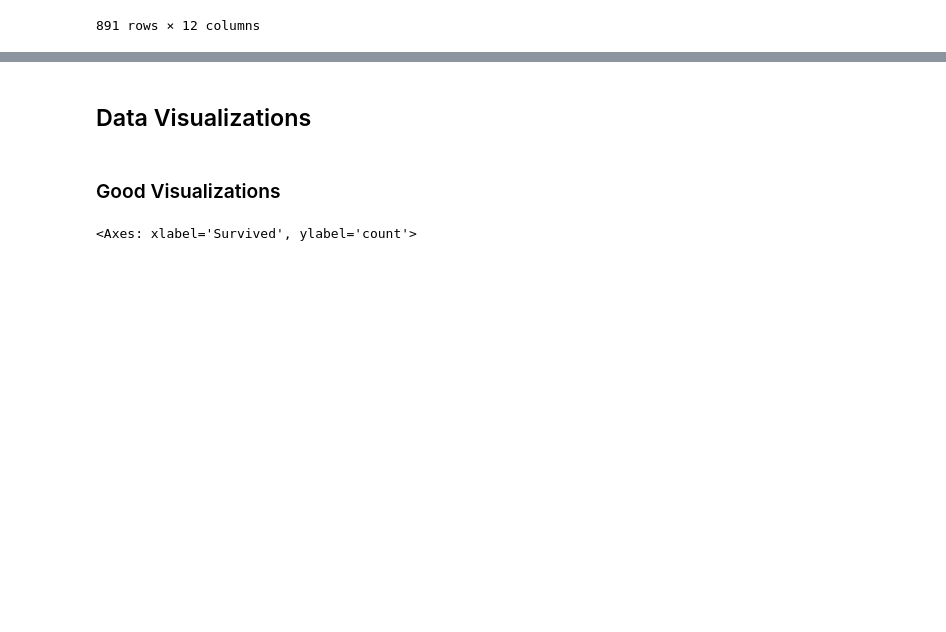
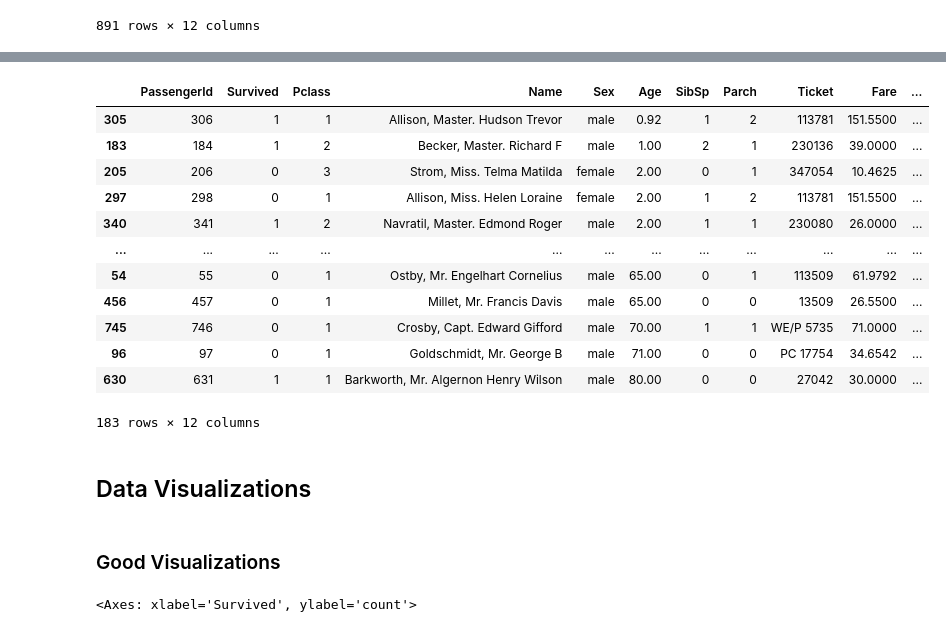
Before and after one commit to abbyawesome/DATA6550_VisualizationsProject, a Jupyter notebook: Code/Awonuga/Awonuga_DataVizProject.ipynb, the cells around one changed output, grey strips where cells are left out. Saved outputs shown, nothing was run; the diff lists cells and outputs as text; code cells hidden in the pictures; blank space fills up the shorter version.

```diff
--- a/Code/Awonuga/Awonuga_DataVizProject.ipynb
+++ b/Code/Awonuga/Awonuga_DataVizProject.ipynb
@@ -45,3 +47,20 @@ memory usage: 83.7+ KB
+# %%
+titanic_1=titanic.sort_values(by='Age', ascending=True)
+titanic_1
+# %% [output]
+|  | PassengerId | Survived | Pclass | Name | Sex | Age | SibSp | Parch | Ticket | Fare | ... |
+| 305 | 306 | 1 | 1 | Allison, Master. Hudson Trevor | male | 0.92 | 1 | 2 | 113781 | 151.5500 | ... |
+| 183 | 184 | 1 | 2 | Becker, Master. Richard F | male | 1.00 | 2 | 1 | 230136 | 39.0000 | ... |
+| 205 | 206 | 0 | 3 | Strom, Miss. Telma Matilda | female | 2.00 | 0 | 1 | 347054 | 10.4625 | ... |
+| 297 | 298 | 0 | 1 | Allison, Miss. Helen Loraine | female | 2.00 | 1 | 2 | 113781 | 151.5500 | ... |
+| 340 | 341 | 1 | 2 | Navratil, Master. Edmond Roger | male | 2.00 | 1 | 1 | 230080 | 26.0000 | ... |
+| ... | ... | ... | ... | ... | ... | ... | ... | ... | ... | ... | ... |
+| 54 | 55 | 0 | 1 | Ostby, Mr. Engelhart Cornelius | male | 65.00 | 0 | 1 | 113509 | 61.9792 | ... |
+| 456 | 457 | 0 | 1 | Millet, Mr. Francis Davis | male | 65.00 | 0 | 0 | 13509 | 26.5500 | ... |
+| 745 | 746 | 0 | 1 | Crosby, Capt. Edward Gifford | male | 70.00 | 1 | 1 | WE/P 5735 | 71.0000 | ... |
+| 96 | 97 | 0 | 1 | Goldschmidt, Mr. George B | male | 71.00 | 0 | 0 | PC 17754 | 34.6542 | ... |
+| 630 | 631 | 1 | 1 | Barkworth, Mr. Algernon Henry Wilson | male | 80.00 | 0 | 0 | 27042 | 30.0000 | ... |
+183 rows × 12 columns
 # %% [markdown]
 ## Data Visualizations
 # %% [markdown]
```
Also changed, not shown: parts of 7 cells of this notebook.
